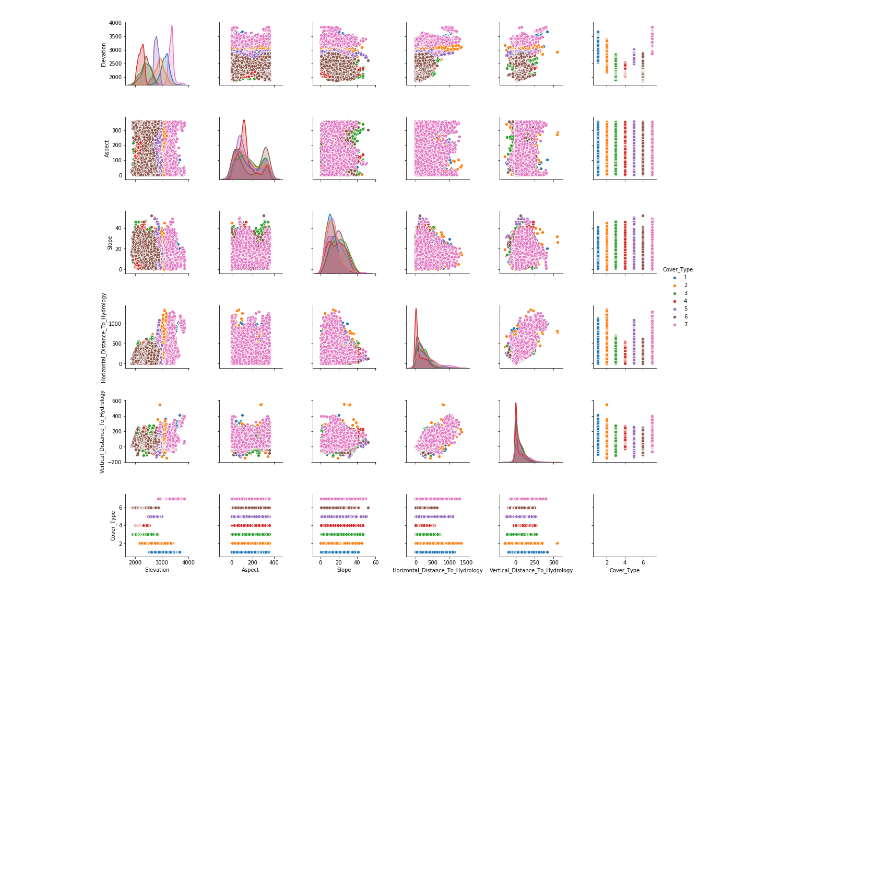
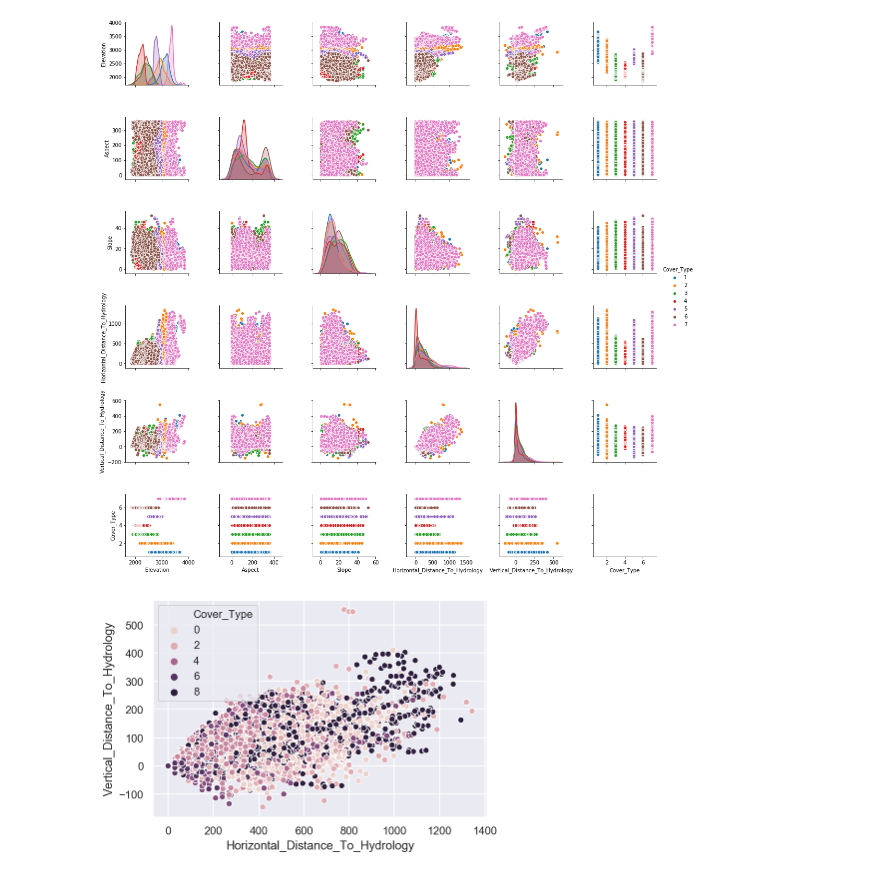
Before and after one commit to cifucg/forestCoverKaggle, a Jupyter notebook: ForestCover.ipynb, the cells around one changed output. Cells and saved outputs as stored; diff of their text form; code cells hidden in the pictures; blank space fills up the shorter version.

```diff
--- a/ForestCover.ipynb
+++ b/ForestCover.ipynb
@@ -130,10 +144,6 @@ df_train.describe()
 # %%
 #Comprobación de nulos
 #np.sum(df_train.isna()) # No presenta nulos o valores perdidos
-# %%
-#Eliminación del id ya que no aporta nada
-if 'Id' in df_train.columns.tolist():
-    df_train.drop(columns='Id', inplace=True)
 # %%
 columns = df_train.columns[:5].tolist()
 columns.append('Cover_Type')
@@ -151,3 +152,7 @@ sns.pairplot(df_train[columns], hue="Cover_Type");
 # %% [output]
 <seaborn.axisgrid.PairGrid at 0x...>
 [figure]
+# %%
+sns.scatterplot(x='Horizontal_Distance_To_Hydrology', y='Vertical_Distance_To_Hydrology', data=df_train, hue='Cover_Type');
+# %% [output]
+[figure, added]
```
Also changed, not shown: parts of 27 cells of this notebook.
